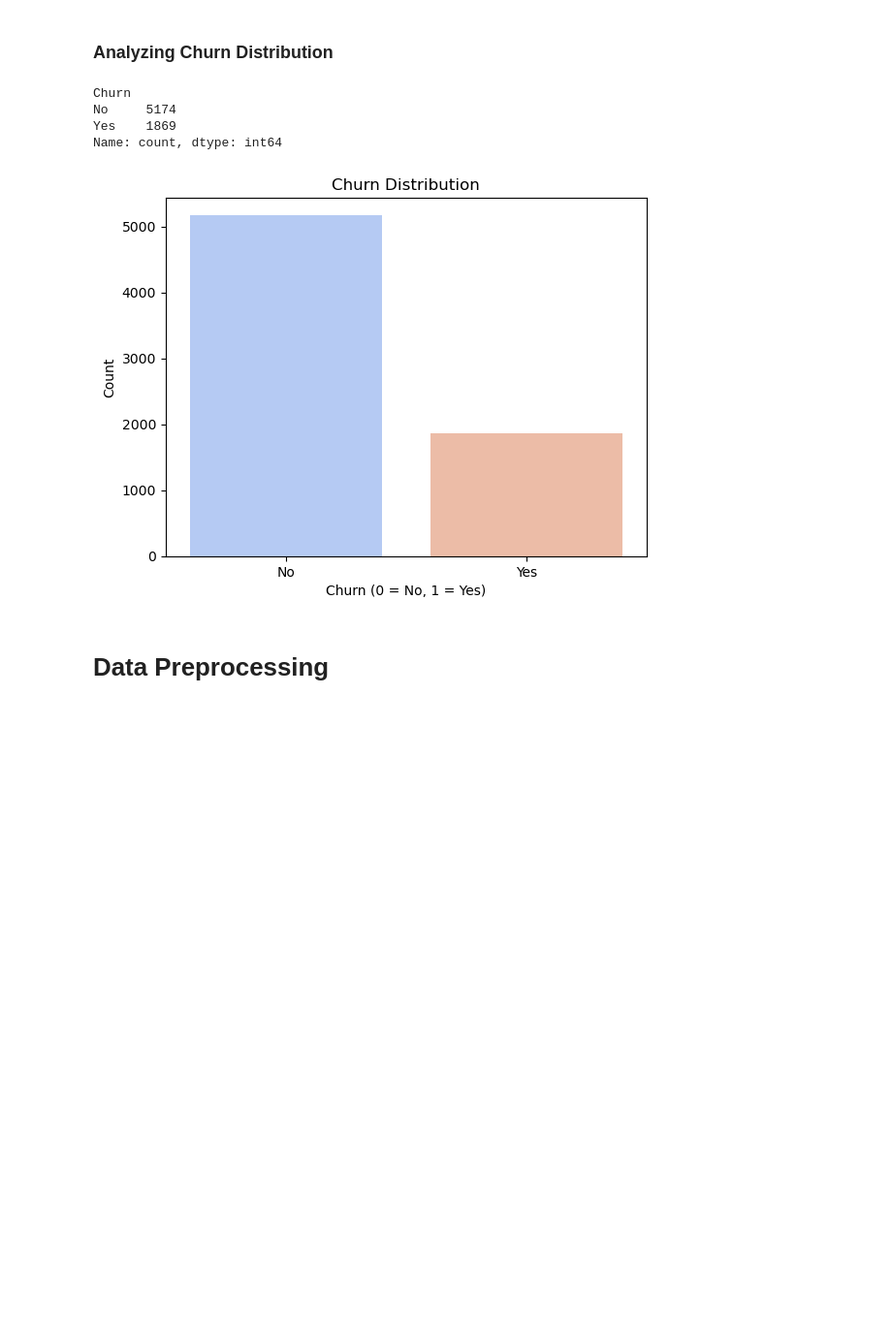
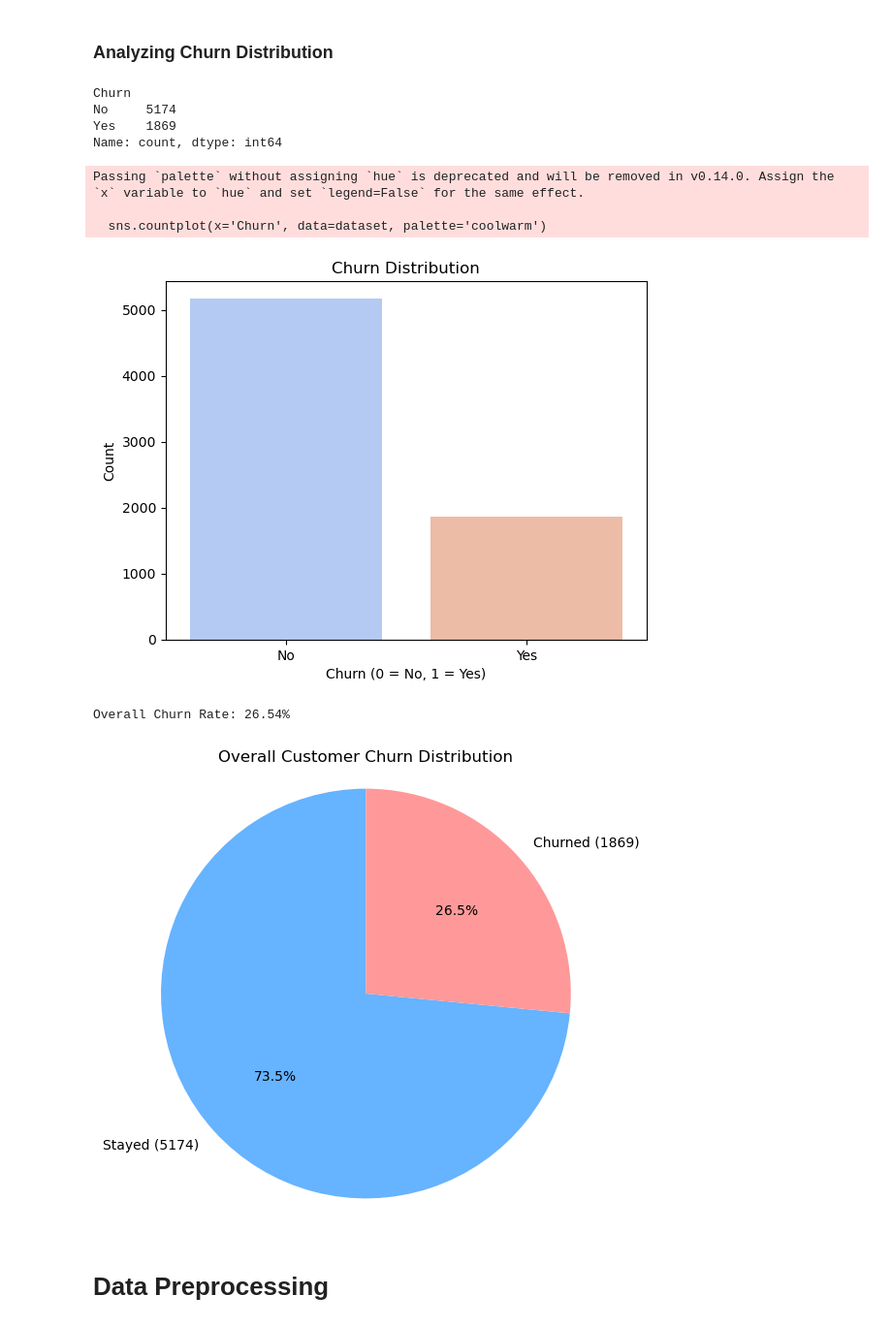
Before and after one commit to sonam-chuskit/Customer-Churn-Analysis-Prediction, a Jupyter notebook: predecition.ipynb, the cells around one changed output. Shown: that part at 97% size. Saved outputs shown, nothing was run; the diff lists cells and outputs as text; code cells hidden in the pictures; blank space fills up the shorter version.

Commit message:
More Analysis of the dataset

```diff
--- a/predecition.ipynb
+++ b/predecition.ipynb
@@ -41,19 +41,38 @@ max         1.000000    72.000000      118.750000
 # %%
 import seaborn as sns
 import matplotlib.pyplot as plt
 
 print(dataset['Churn'].value_counts())
 sns.countplot(x='Churn', data=dataset, palette='coolwarm')
 plt.title('Churn Distribution')
 plt.xlabel('Churn (0 = No, 1 = Yes)')
 plt.ylabel('Count')
 plt.show()
+
+
+churn_counts = dataset['Churn'].value_counts()
+churn_percentage = dataset['Churn'].value_counts(normalize=True) * 100
+
+print(f"Overall Churn Rate: {churn_percentage['Yes']:.2f}%")
+
+# --- Easy Graph: Pie Chart ---
+plt.figure(figsize=(6, 6))
+plt.pie(churn_counts, labels=[f'Stayed ({churn_counts["No"]})', f'Churned ({churn_counts["Yes"]})'],
+        autopct='%1.1f%%', startangle=90, colors=['#66b3ff', '#ff9999']) # Blue for stay, Red for churn
+plt.title('Overall Customer Churn Distribution')
+plt.axis('equal') # Ensures circular pie chart
+plt.show()
 # %% [output]
 Churn
 No     5174
 Yes    1869
 Name: count, dtype: int64
+Passing `palette` without assigning `hue` is deprecated and will be removed in v0.14.0. Assign the `x` variable to `hue` and set `legend=False` for the same effect.
+
+  sns.countplot(x='Churn', data=dataset, palette='coolwarm')
 [figure]
+Overall Churn Rate: 26.54%
+[figure, added]
 # %% [markdown]
 # Data Preprocessing
 # %% [markdown]
```
Also changed, not shown: parts of 1 cell of this notebook.
